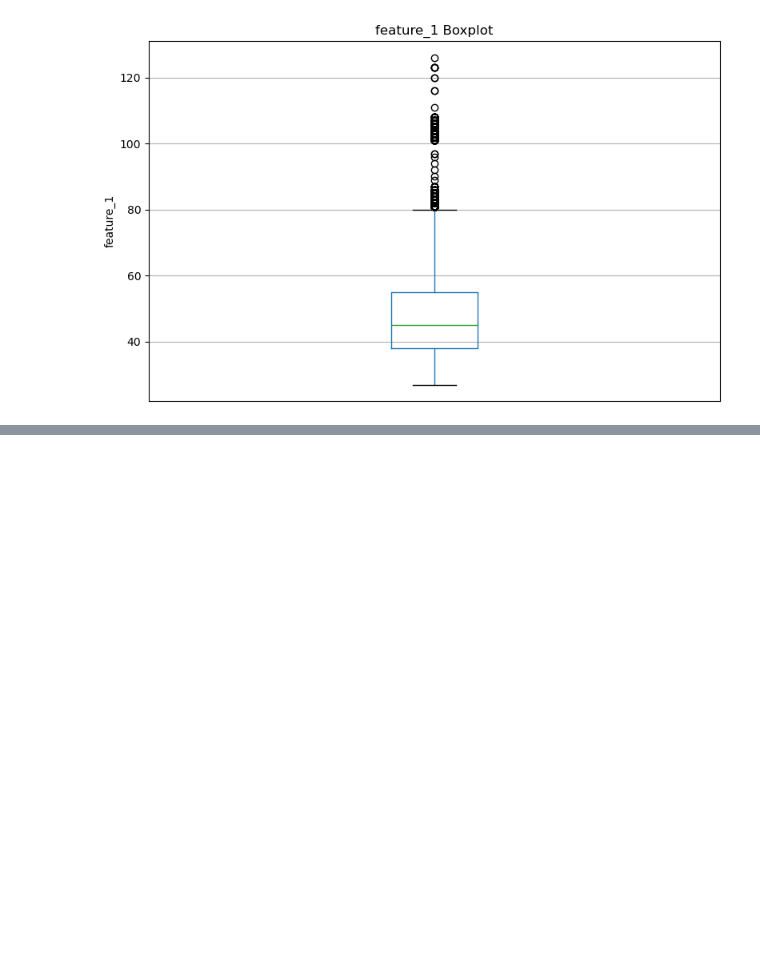
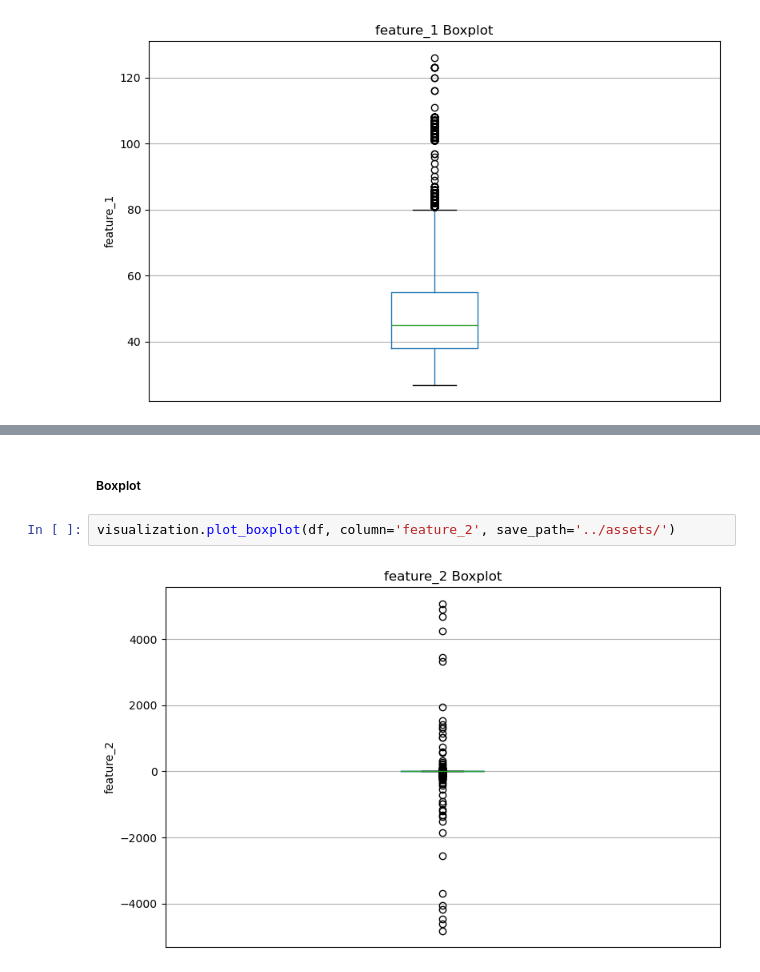
Before and after one commit to Daniyaliranmehr/Neural-Network-Training-Techniques, a Jupyter notebook: notebooks/01_data_preparation.ipynb, the cells around one changed output, grey strips where cells are left out. Drawn from its saved outputs; the diff is of its cells as text; blank space fills up the shorter version.

```diff
--- a/notebooks/01_data_preparation.ipynb
+++ b/notebooks/01_data_preparation.ipynb
@@ -119,0 +128,6 @@ visualization.plot_boxplot(df, column='feature_1', save_path='../assets/')
+# %% [markdown]
+##### Boxplot
+# %%
+visualization.plot_boxplot(df, column='feature_2', save_path='../assets/')
+# %% [output]
+[figure, added]
```
Also changed, not shown: parts of 6 cells of this notebook, 3 other files.
